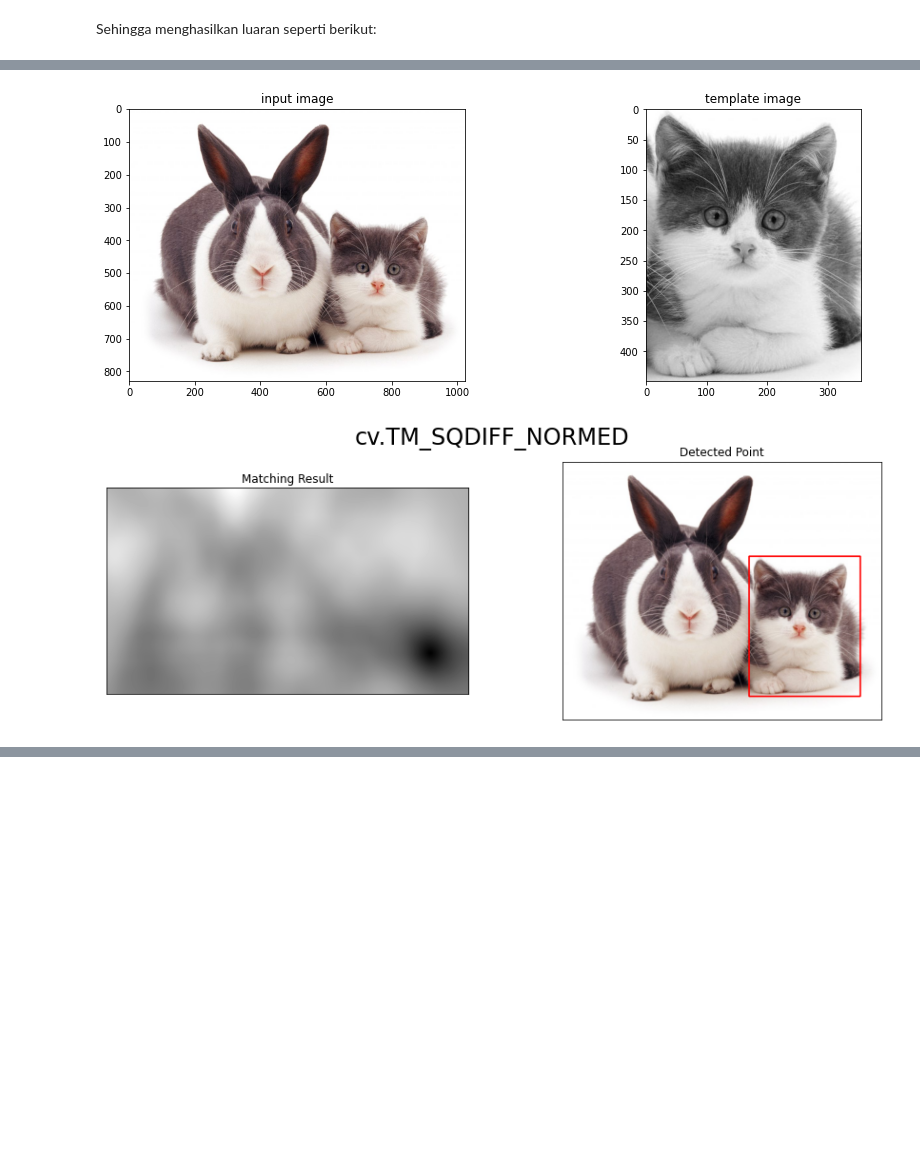
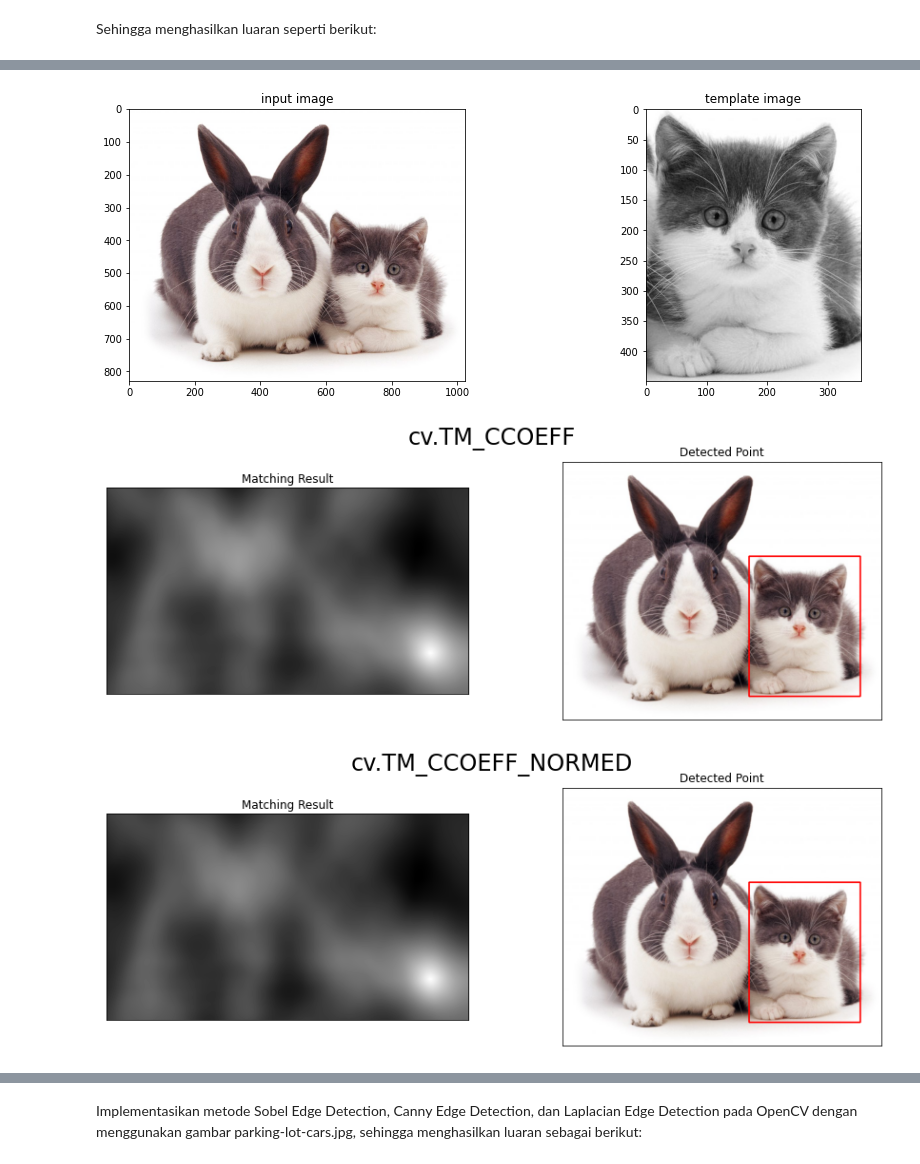
Before and after one commit to ardilalukita14/Genap-21-22, a Jupyter notebook: Week11.ipynb, the cells around one changed output, grey strips where cells are left out. Drawn from its saved outputs; the diff is of its cells as text; code cells hidden in the pictures; blank space fills up the shorter version.

```diff
--- a/Week11.ipynb
+++ b/Week11.ipynb
@@ -53,53 +53,54 @@ Jrnis metode template matching di OpenCV :
 Sehingga menghasilkan luaran seperti berikut:
 # %%
 # load citra yang akan diinputkan
-
 image = cv.imread('/content/drive/MyDrive/ObjectDetection/cats_and_bunnies.jpg')
-image_grayscale = cv.cvtColor(image, cv.COLOR_BGR2GRAY)
-image_new = image.copy()
+image_gray = cv.cvtColor(image, cv.COLOR_BGR2GRAY)
+img2 = image.copy()
 
 # load citra template
 template = cv.imread('/content/drive/MyDrive/ObjectDetection/cat2_templatejpg.jpg', 0)
 cv2_imshow(template)
 
 # dimensi citra
 w, h = template.shape[::-1]
 
 # print input image dan template
 f, axarr = plt.subplots(1,2, figsize=(15, 5))  # membuat 2 plot untuk citra input dan template
 axarr[0].imshow(cv.cvtColor(image, cv.COLOR_BGR2RGB)), axarr[0].set_title("input image")
 axarr[1].imshow(cv.cvtColor(template, cv.COLOR_BGR2RGB)), axarr[1].set_title("template image")
 
 # membuat array untuk menampung 6 jenis metode template matching yang disediakan oleh OpenCV
-methods = ['cv.TM_CCOEFF', 'cv.TM_CCOEFF_NORMED', 'cv.TM_CCORR', 'cv.TM_CCORR_NORMED', 'cv.TM_SQDIFF', 'cv.TM_SQDIFF_NORMED']
+methods = ['cv.TM_CCOEFF', 'cv.TM_CCOEFF_NORMED', 'cv.TM_CCORR',
+            'cv.TM_CCORR_NORMED', 'cv.TM_SQDIFF', 'cv.TM_SQDIFF_NORMED']
 
 # perulangan untuk setiap elemen yang ada di array methods
 for metho in methods:
-  image = image_new.copy()
+  image = img2.copy()
   method = eval(metho)
 
   # memanggil metode template matching
-  res = cv.matchTemplate(image_grayscale, template, method)
+  res = cv.matchTemplate(image_gray, template, method)
   min_value, max_value, min_loc, max_loc = cv.minMaxLoc(res)
 
 # jika method-nya TM_SQDIFF or TM_SQDIFF_NORMED, ambil nilai minimum
-if method in [cv.TM_SQDIFF, cv.TM_SQDIFF_NORMED]:
-  top_left = min_loc
-else:
-  top_left = max_loc
-bottom_right = (top_left[0] + w, top_left[1] + h)
+  if method in [cv.TM_SQDIFF, cv.TM_SQDIFF_NORMED]:
+        top_left = min_loc
+  else:
+        top_left = max_loc
+  bottom_right = (top_left[0] + w, top_left[1] + h)
 
-cv.rectangle(image,top_left, bottom_right, (0, 0, 255), 3)
-plt.figure(figsize = (15, 5))
-plt.subplot(121), plt.imshow(res, cmap = 'gray')
-plt.title('Matching Result'), plt.xticks([]), plt.yticks([])
-plt.subplot(122), plt.imshow(cv.cvtColor(image, cv.COLOR_BGR2RGB))
-plt.title('Detected Point'), plt.xticks([]), plt.yticks([])
-print("\n\n")
-plt.suptitle(metho, fontsize=24)
 
-plt.show()
+  cv.rectangle(image,top_left, bottom_right, (0, 0, 255), 3)
+  plt.figure(figsize = (15, 5))
+
+  plt.subplot(121), plt.imshow(res, cmap = 'gray')
+  plt.title('Matching Result'), plt.xticks([]), plt.yticks([])
+  plt.subplot(122), plt.imshow(cv.cvtColor(image, cv.COLOR_BGR2RGB))
+  plt.title('Detected Point'), plt.xticks([]), plt.yticks([])
+  print("\n\n")
+  plt.suptitle(metho, fontsize=24)
 # %% [output]
 [figure]
 [figure]
-[figure, old version]
+[figure, new version]
+[figure, added]
@@ -105,0 +111,4 @@ plt.show()
+# %% [markdown]
+Implementasikan metode Sobel Edge Detection, Canny Edge Detection, dan Laplacian
+Edge Detection pada OpenCV dengan menggunakan gambar parking-lot-cars.jpg,
+sehingga menghasilkan luaran sebagai berikut:
```
Also changed, not shown: parts of 1 cell of this notebook.
